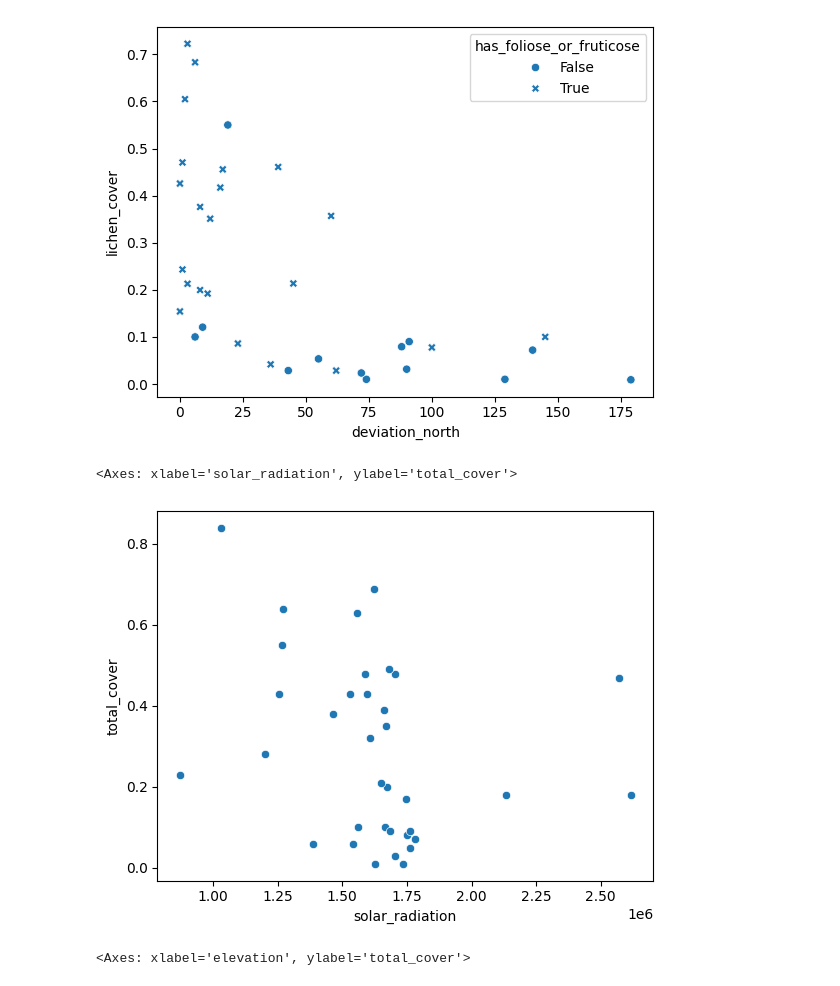
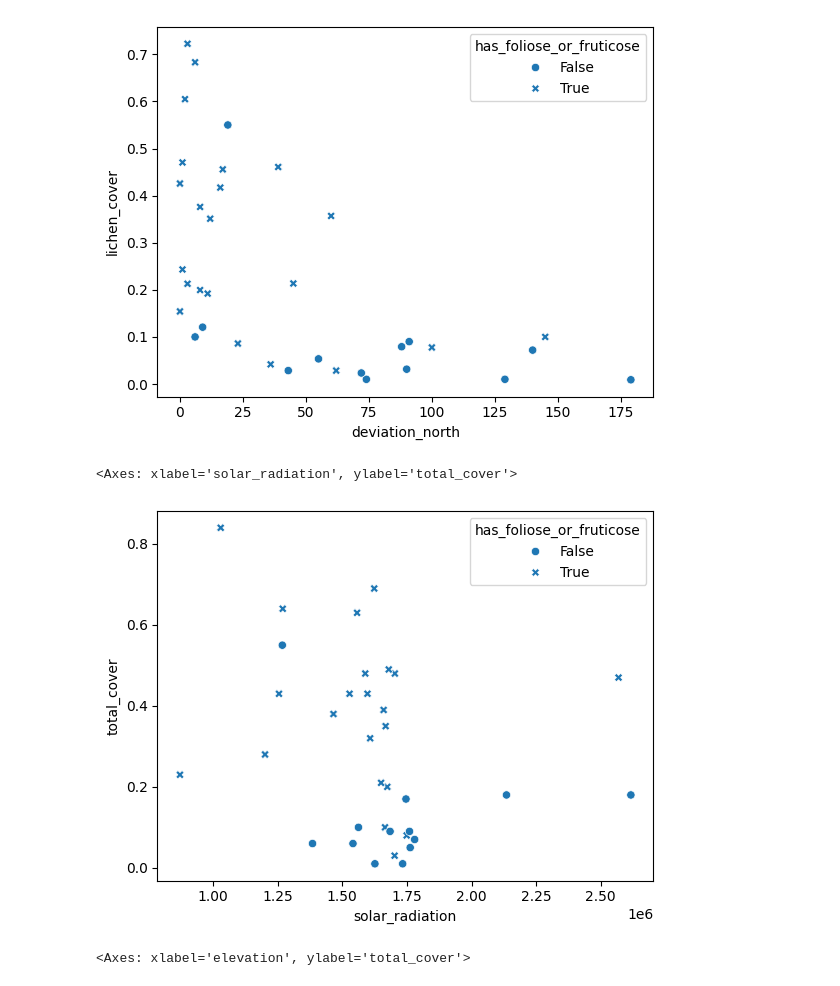
Before and after one commit to Sari-Parvillers/Vulnerable-Earth-TW1-2025, a Jupyter notebook: data_exploration.ipynb, the cells around one changed output. Cells and saved outputs as stored; diff of their text form; code cells hidden in the pictures.

```diff
--- a/data_exploration.ipynb
+++ b/data_exploration.ipynb
@@ -6,5 +7,8 @@ from scipy.stats import spearmanr
 # %%
 df_coverage_data = pd.read_csv('data/processed_data/coverage_data_processed.csv')
+# %%
+# get the log for later - to see if we can adjust for heteroscedasticity
+df_coverage_data['log_total_cover'] = np.log(df_coverage_data['total_cover'])
 # %%
 print(f"total cover mean: {df_coverage_data['total_cover'].mean()}")
 print(f"total cover median: {df_coverage_data['total_cover'].median()}")
@@ -45,10 +54,10 @@ sns.scatterplot(df_coverage_data, x='deviation_north', y='lichen_cover', style='
 <Axes: xlabel='deviation_north', ylabel='lichen_cover'>
 [figure]
 # %%
-sns.scatterplot(df_coverage_data, x='solar_radiation', y='total_cover')
+sns.scatterplot(df_coverage_data, x='solar_radiation', y='total_cover', style='has_foliose_or_fruticose')
 # %% [output]
 <Axes: xlabel='solar_radiation', ylabel='total_cover'>
-[figure, old version]
+[figure, new version]
 # %%
 sns.scatterplot(df_coverage_data, x='elevation', y='total_cover', style='has_foliose_or_fruticose')
 # %% [output]
```
Also changed, not shown: parts of 9 cells of this notebook, 1 other file.
